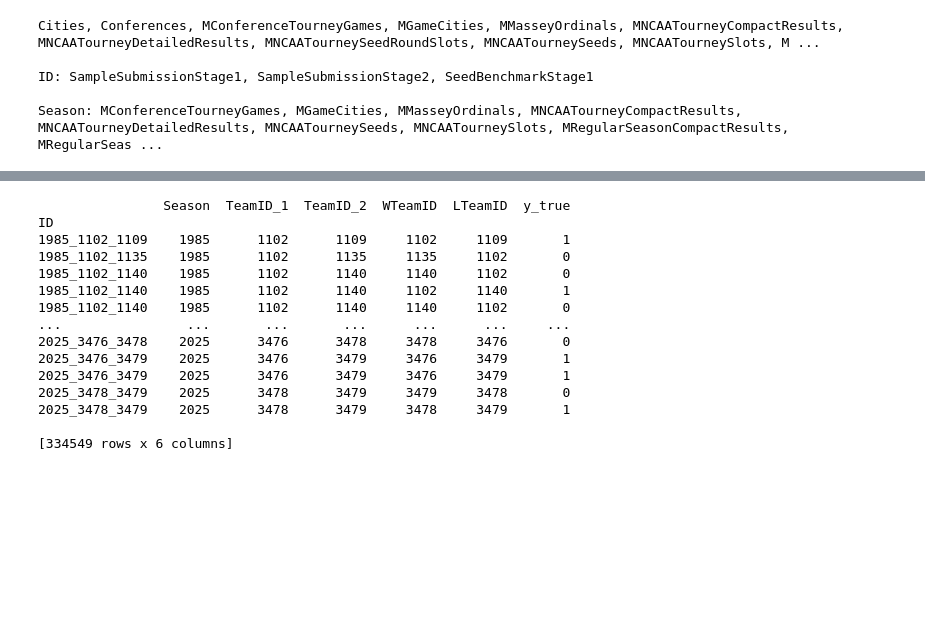
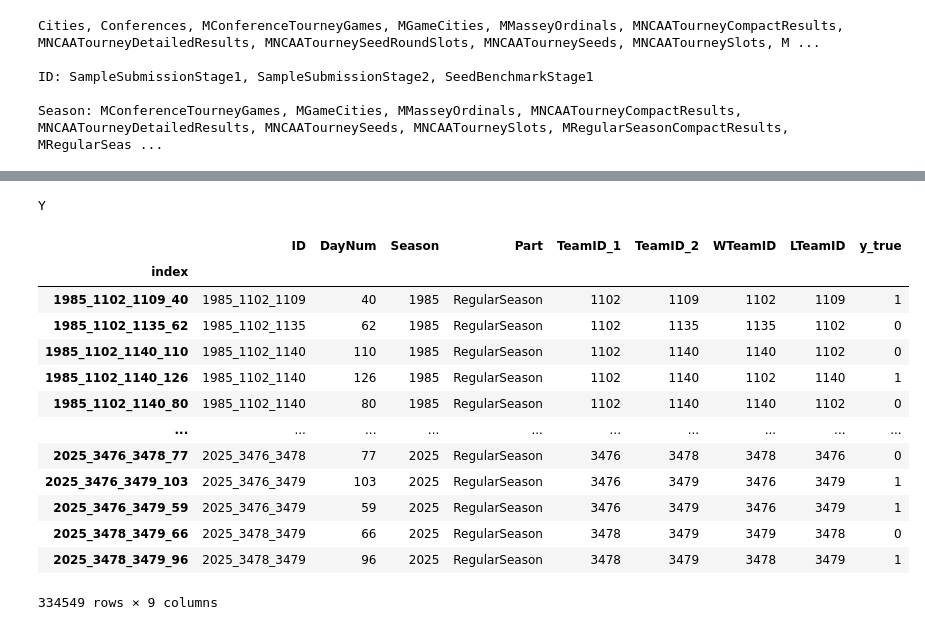
Before and after one commit to bedwards/mania, a Jupyter notebook: working/mania.ipynb, the cells around one changed output, grey strips where cells are left out. Drawn from its saved outputs; the diff is of its cells as text; code cells hidden in the pictures; blank space fills up the shorter version.

```diff
--- a/working/mania.ipynb
+++ b/working/mania.ipynb
@@ -206,44 +334,46 @@ MRegularSeasonCompactResults
 # %%
 Y = pd.DataFrame()
 
 for gender in ["M", "W"]:
-    for result_type in ["RegularSeason", "NCAATourney", "SecondaryTourney"]:
-        results = globals()[gender + result_type + "CompactResults"]
-        mask = results["WTeamID"] < results["LTeamID"]
-        results.loc[mask, "TeamID_1"] = results.loc[mask, "WTeamID"]
-        results.loc[mask, "TeamID_2"] = results.loc[mask, "LTeamID"]
-        results.loc[~mask, "TeamID_1"] = results.loc[~mask, "LTeamID"]
-        results.loc[~mask, "TeamID_2"] = results.loc[~mask, "WTeamID"]
-        results["TeamID_1"] = results["TeamID_1"].astype(int)
-        results["TeamID_2"] = results["TeamID_2"].astype(int)
-        results["ID"] = (
-            results["Season"].astype(str)
-            + "_"
-            + results["TeamID_1"].astype(str)
-            + "_"
-            + results["TeamID_2"].astype(str)
-        )
-        results["y_true"] = (results["WTeamID"] < results["LTeamID"]).astype(int)
+    for part in ["RegularSeason", "NCAATourney", "SecondaryTourney"]:
+        results = globals()[gender + part + "CompactResults"].copy()
+        results, mask = process_results(results)
+        results["Part"] = part
+        results["y_true"] = mask.astype(int)
         results = results[
-            ["ID", "Season", "TeamID_1", "TeamID_2", "WTeamID", "LTeamID", "y_true"]
+            [
+                "index",
+                "ID",
+                "DayNum",
+                "Season",
+                "Part",
+                "TeamID_1",
+                "TeamID_2",
+                "WTeamID",
+                "LTeamID",
+                "y_true",
+            ]
         ]
         Y = pd.concat([Y, results])
 
-Y = Y.set_index("ID").sort_index()
-print(Y)
+assert Y["index"].nunique() == Y.shape[0]
+Y = Y.set_index("index").sort_index()
+print("Y")
+p(Y)
+print()
 # %% [output]
-                Season  TeamID_1  TeamID_2  WTeamID  LTeamID  y_true
-ID
-1985_1102_1109    1985      1102      1109     1102     1109       1
-1985_1102_1135    1985      1102      1135     1135     1102       0
-1985_1102_1140    1985      1102      1140     1140     1102       0
-1985_1102_1140    1985      1102      1140     1102     1140       1
-1985_1102_1140    1985      1102      1140     1140     1102       0
-...                ...       ...       ...      ...      ...     ...
-2025_3476_3478    2025      3476      3478     3478     3476       0
-2025_3476_3479    2025      3476      3479     3476     3479       1
-2025_3476_3479    2025      3476      3479     3476     3479       1
-2025_3478_3479    2025      3478      3479     3479     3478       0
-2025_3478_3479    2025      3478      3479     3478     3479       1
-
-[334549 rows x 6 columns]
+Y
+|  | ID | DayNum | Season | Part | TeamID_1 | TeamID_2 | WTeamID | LTeamID | y_true |
+| index |  |  |  |  |  |  |  |  |  |
+| 1985_1102_1109_40 | 1985_1102_1109 | 40 | 1985 | RegularSeason | 1102 | 1109 | 1102 | 1109 | 1 |
+| 1985_1102_1135_62 | 1985_1102_1135 | 62 | 1985 | RegularSeason | 1102 | 1135 | 1135 | 1102 | 0 |
+| 1985_1102_1140_110 | 1985_1102_1140 | 110 | 1985 | RegularSeason | 1102 | 1140 | 1140 | 1102 | 0 |
+| 1985_1102_1140_126 | 1985_1102_1140 | 126 | 1985 | RegularSeason | 1102 | 1140 | 1102 | 1140 | 1 |
+| 1985_1102_1140_80 | 1985_1102_1140 | 80 | 1985 | RegularSeason | 1102 | 1140 | 1140 | 1102 | 0 |
+| ... | ... | ... | ... | ... | ... | ... | ... | ... | ... |
+| 2025_3476_3478_77 | 2025_3476_3478 | 77 | 2025 | RegularSeason | 3476 | 3478 | 3478 | 3476 | 0 |
+| 2025_3476_3479_103 | 2025_3476_3479 | 103 | 2025 | RegularSeason | 3476 | 3479 | 3476 | 3479 | 1 |
+| 2025_3476_3479_59 | 2025_3476_3479 | 59 | 2025 | RegularSeason | 3476 | 3479 | 3476 | 3479 | 1 |
+| 2025_3478_3479_66 | 2025_3478_3479 | 66 | 2025 | RegularSeason | 3478 | 3479 | 3479 | 3478 | 0 |
+| 2025_3478_3479_96 | 2025_3478_3479 | 96 | 2025 | RegularSeason | 3478 | 3479 | 3478 | 3479 | 1 |
+334549 rows × 9 columns
```
Also changed, not shown: parts of 10 cells of this notebook, 3 other files.
